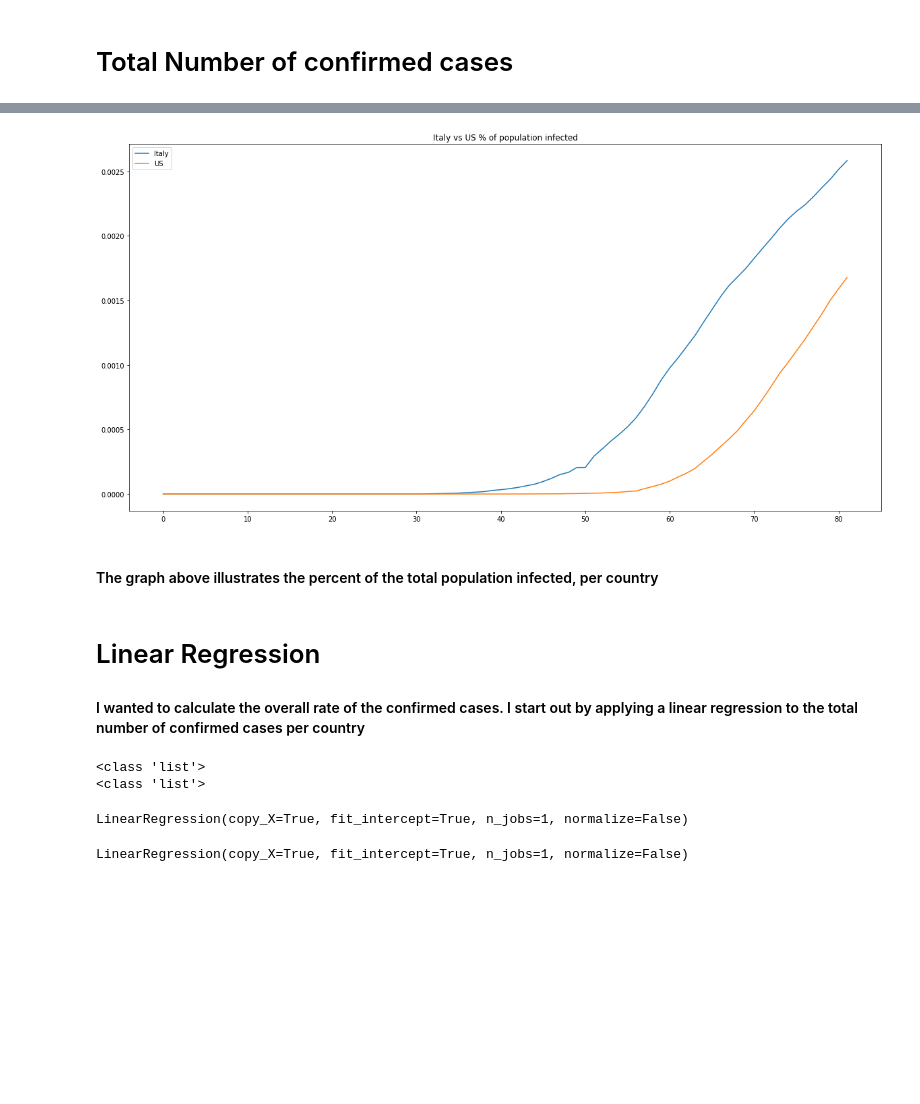
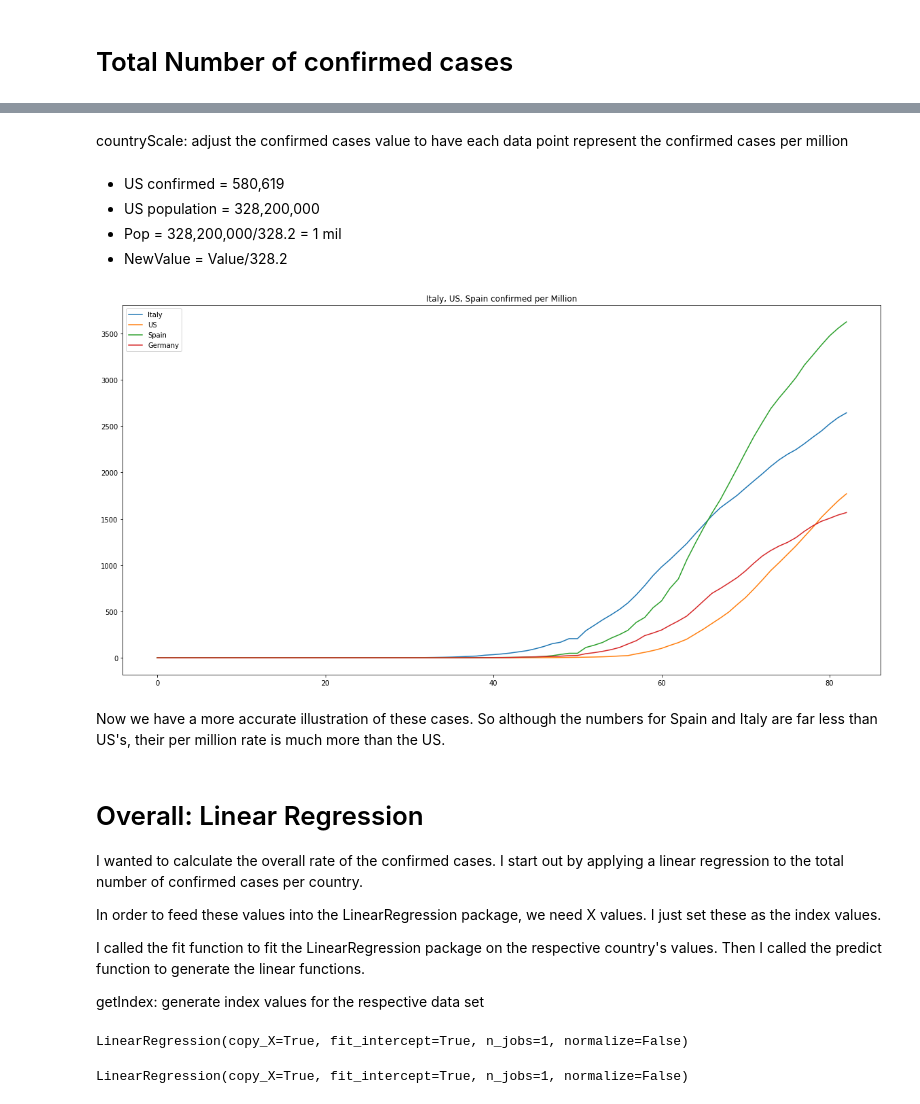
Before and after one commit to covid19data-us/covid19data.us, a Jupyter notebook: notebook/covid_global.ipynb, the cells around one changed output, grey strips where cells are left out. Saved outputs shown, nothing was run; the diff lists cells and outputs as text; code cells hidden in the pictures; blank space fills up the shorter version.

```diff
--- a/notebook/covid_global.ipynb
+++ b/notebook/covid_global.ipynb
@@ -84,9 +137,14 @@ plt.show()
+# %% [markdown]
+countryScale: adjust the confirmed cases value to have each data point represent the confirmed cases per million
+# %% [markdown]
+- US confirmed = 580,619
+- US population = 328,200,000
+- Pop = 328,200,000/328.2 = 1 mil
+- NewValue = Value/328.2
 # %%
-italyPop = 60550075
-usPop = 331000000
-
-def countryPercent(DataValues, Pop):
-    CountryPercent = []
+def countryScale(DataValues, Pop):
+    CountryScale = []
+    scale = Pop/1000000
     for d in DataValues:
-        CountryPercent.append(d/Pop)
-    return CountryPercent
+        CountryScale.append(d/scale)
+    return CountryScale
@@ -96,13 +151,31 @@ USPercent = countryPercent(USValues, usPop)
+# %%
+italyPop = 60360000
+usPop = 328200000
+spainPop = 46940000
+germanyPop = 83020000
+
+ItalyScale = countryScale(ItalyValues, italyPop)
+USScale = countryScale(USValues, usPop)
+SpainScale = countryScale(SpainValues, spainPop)
+GermanyScale = countryScale(GermanyValues, germanyPop)
 # %%
-plt.title("Italy vs US % of population infected")
-plt.plot(ItalyPercent, label="Italy")
-plt.plot(USPercent, label="US")
+plt.title("Italy, US, Spain confirmed per Million")
+plt.plot(ItalyScale, label="Italy")
+plt.plot(USScale, label="US")
+plt.plot(SpainScale, label="Spain")
+plt.plot(GermanyScale, label="Germany")
 plt.legend()
 plt.show()
 # %% [output]
-[figure, old version]
+[figure, new version]
-# %% [markdown]
-#### The graph above illustrates the percent of the total population infected, per country
+# %% [markdown]
+Now we have a more accurate illustration of these cases. So although the numbers for Spain and Italy are far less than US's, their per million rate is much more than the US.
 # %% [markdown]
-# Linear Regression
-#### I wanted to calculate the overall rate of the confirmed cases. I start out by applying a linear regression to the total number of confirmed cases per country
+# Overall: Linear Regression
+I wanted to calculate the overall rate of the confirmed cases. I start out by applying a linear regression to the total number of confirmed cases per country.
+
+In order to feed these values into the LinearRegression package, we need X values. I just set these as the index values.
+
+I called the fit function to fit the LinearRegression package on the respective country's values. Then I called the predict function to generate the linear functions.
+
+getIndex: generate index values for the respective data set
@@ -109,16 +190,9 @@ plt.show()
 # %%
 ItalyRegressor = LinearRegression()
-count = 0
-ItalyIndex = []
-for x in ItalyValues:
-    ItalyIndex.append(count)
-    count = count+1
-print(type(ItalyIndex))
-print(type(ItalyValues))
+ItalyIndex = getIndex(ItalyValues)
+
 ItalyRegressor.fit(np.array(ItalyIndex).reshape(-1,1), np.array(ItalyValues).reshape(-1,1))
 # %% [output]
-<class 'list'>
-<class 'list'>
+LinearRegression(copy_X=True, fit_intercept=True, n_jobs=1, normalize=False)
-LinearRegression(copy_X=True, fit_intercept=True, n_jobs=1, normalize=False)
 # %%
 USRegressor = LinearRegression()
```
Also changed, not shown: parts of 74 cells of this notebook.
